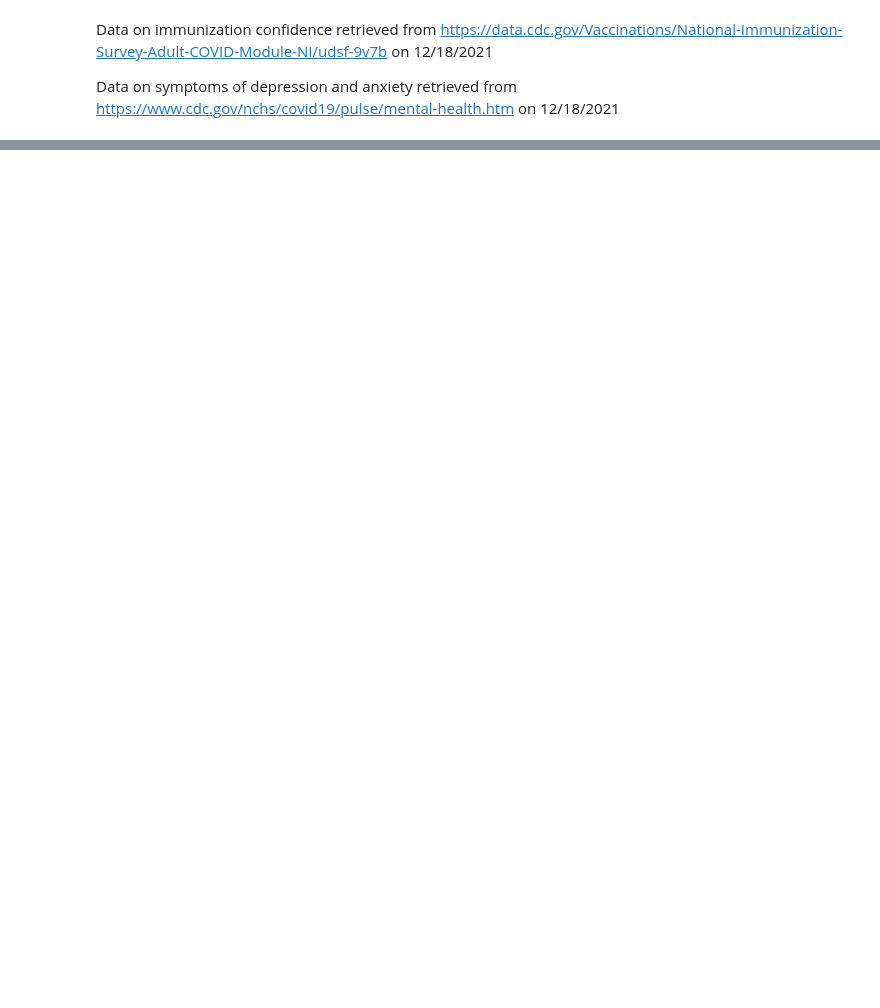
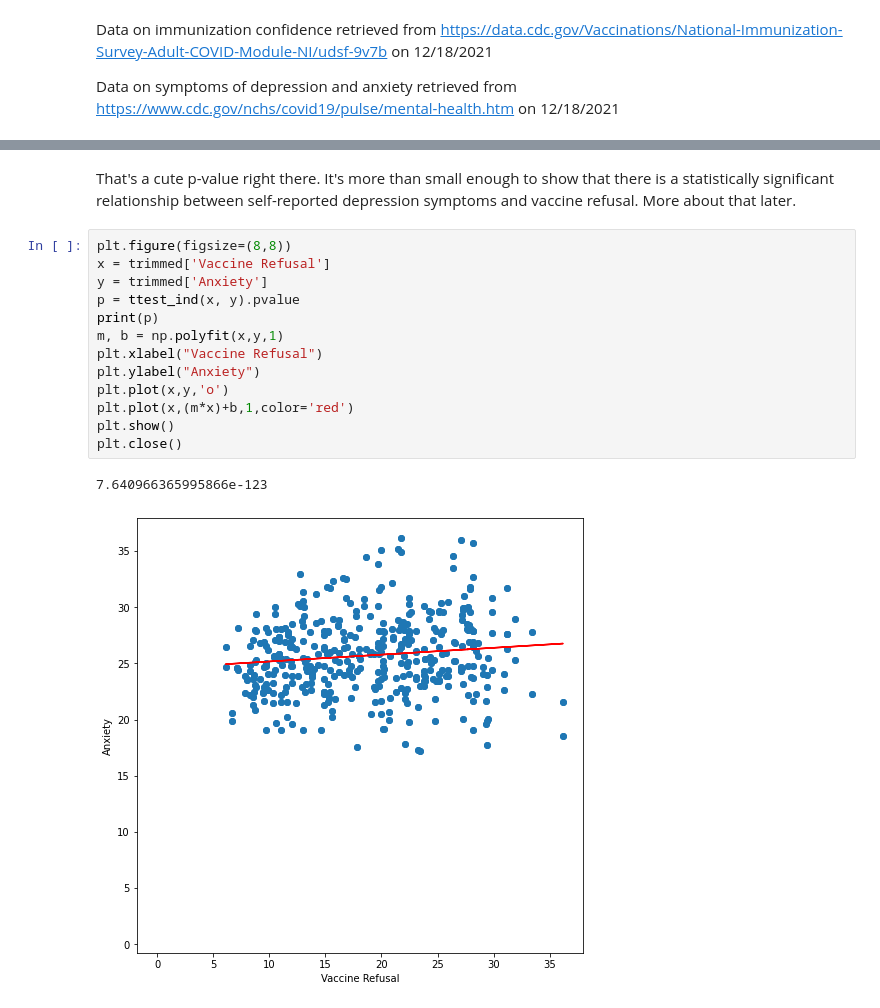
Before and after one commit to adamgrigg/tutorial, a Jupyter notebook: mental-health.ipynb, the cells around one changed output, grey strips where cells are left out. Saved outputs shown, nothing was run; the diff lists cells and outputs as text; blank space fills up the shorter version.

```diff
--- a/mental-health.ipynb
+++ b/mental-health.ipynb
@@ -157,0 +217,18 @@ on 12/18/2021
+# %% [markdown]
+That's a cute p-value right there. It's more than small enough to show that there is a statistically significant relationship between self-reported depression symptoms and vaccine refusal. More about that later.
+# %%
+plt.figure(figsize=(8,8))
+x = trimmed['Vaccine Refusal']
+y = trimmed['Anxiety']
+p = ttest_ind(x, y).pvalue
+print(p)
+m, b = np.polyfit(x,y,1)
+plt.xlabel("Vaccine Refusal")
+plt.ylabel("Anxiety")
+plt.plot(x,y,'o')
+plt.plot(x,(m*x)+b,1,color='red')
+plt.show()
+plt.close()
+# %% [output]
+7.640966365995866e-123
+[figure, added]
```
Also changed, not shown: parts of 17 cells of this notebook.
